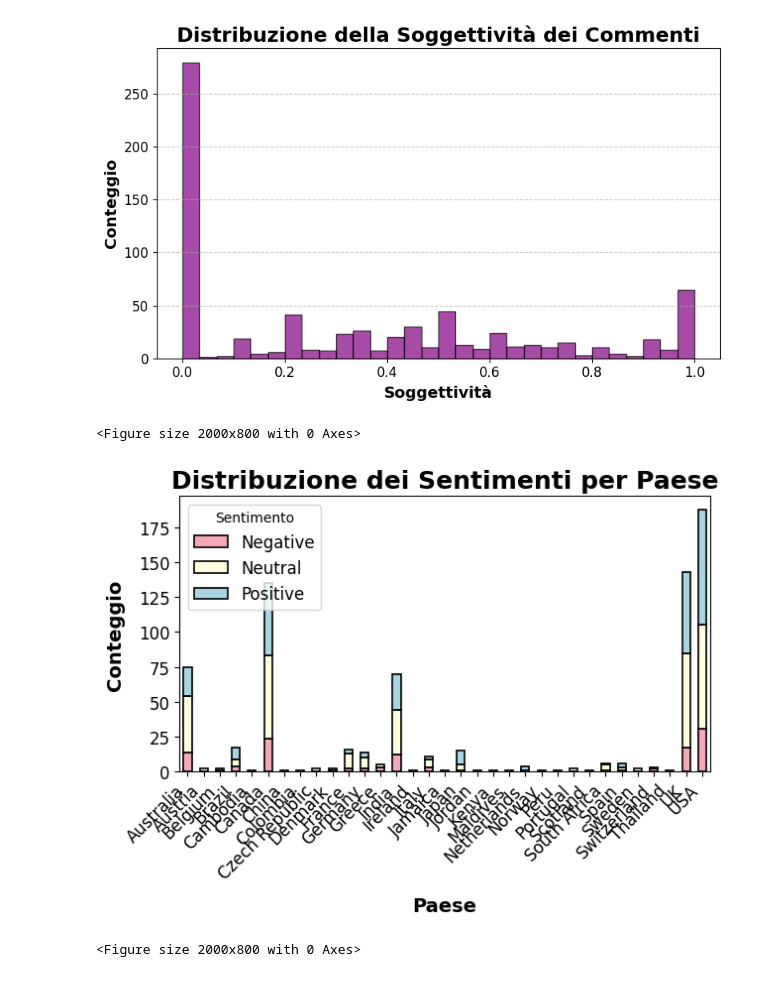
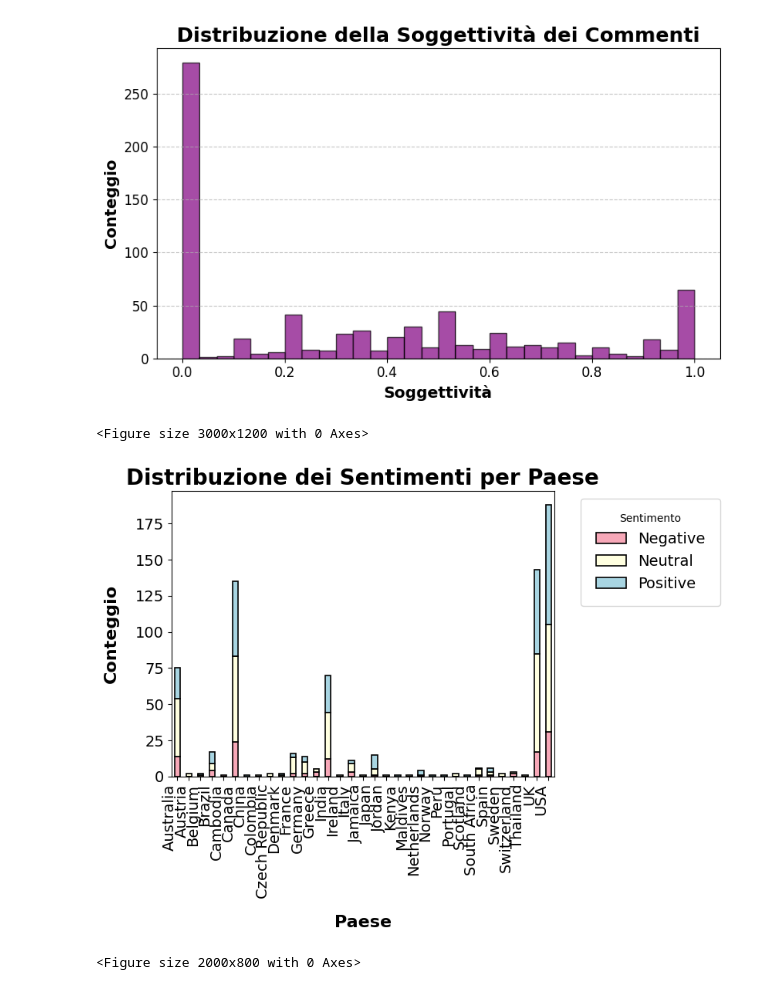
Before and after one commit to Giansimone-Coccia/Progetto_NLP, a Jupyter notebook: analysis.ipynb, the cells around one changed output. Drawn from its saved outputs; the diff is of its cells as text; code cells hidden in the pictures.

```diff
--- a/analysis.ipynb
+++ b/analysis.ipynb
@@ -34,8 +34,8 @@ import matplotlib.pyplot as plt
 import seaborn as sns
 from wordcloud import WordCloud
 # %%
-#df_new = pd.read_csv('Dataset/new_dataset.csv')
-df_new = pd.read_csv('/content/drive/MyDrive/Data science/NLP/Dataset/new_dataset.csv')
+df_new = pd.read_csv('Dataset/new_dataset.csv')
+#df_new = pd.read_csv('/content/drive/MyDrive/Data science/NLP/Dataset/new_dataset.csv')
 df_new.head()
 # %% [output]
 |  | ID | Text | Sentiment | Timestamp | User | Platform | Hashtags | Retweets | Likes | Country | ... |
@@ -329,21 +331,20 @@ plt.show()
 # %%
 # Raggruppa i dati per paese e sentimento, e conta quante volte ogni combinazione si presenta
 country_sentiment_counts = df_new.groupby(['Country', 'Sentiment_Predicted_TextBlob']).size().unstack(fill_value=0)
 
 # Visualizza la distribuzione dei sentimenti per paese in un grafico a barre
-plt.figure(figsize=(20, 8))
+plt.figure(figsize=(30, 12))
 country_sentiment_counts.plot(kind='bar', stacked=True, color=['#f7a8b8', '#FFFFE0', '#a8d5e2'], edgecolor='black', linewidth=1.2)
-plt.title("Distribuzione dei Sentimenti per Paese", fontsize=18, fontweight='bold')
-plt.xlabel("Paese", fontsize=14, fontweight='bold', labelpad=10)
-plt.ylabel("Conteggio", fontsize=14, fontweight='bold', labelpad=10)
-plt.xticks(rotation=45, ha='right', fontsize=12)
-plt.yticks(fontsize=12)
-plt.legend(title="Sentimento", loc='upper left', fontsize=12)
-plt.tight_layout()
+plt.title("Distribuzione dei Sentimenti per Paese", fontsize=20, fontweight='bold')
+plt.xlabel("Paese", fontsize=16, fontweight='bold', labelpad=15)
+plt.ylabel("Conteggio", fontsize=16, fontweight='bold', labelpad=15)
+plt.xticks(rotation=90, ha='right', fontsize=14)
+plt.yticks(fontsize=14)
+plt.legend(title="Sentimento", loc='upper left', fontsize=14, bbox_to_anchor=(1.05, 1), borderpad=1)
 plt.show()
 # %% [output]
-<Figure size 2000x800 with 0 Axes>
+<Figure size 3000x1200 with 0 Axes>
-[figure, old version]
+[figure, new version]
 # %%
 # Raggruppa i dati per piattaforma e sentimento, e conta quante volte ogni combinazione si presenta
 platform_sentiment_counts = df_new.groupby(['Platform', 'Sentiment_Predicted_TextBlob']).size().unstack(fill_value=0)
```
Also changed, not shown: parts of 2 cells of this notebook.
